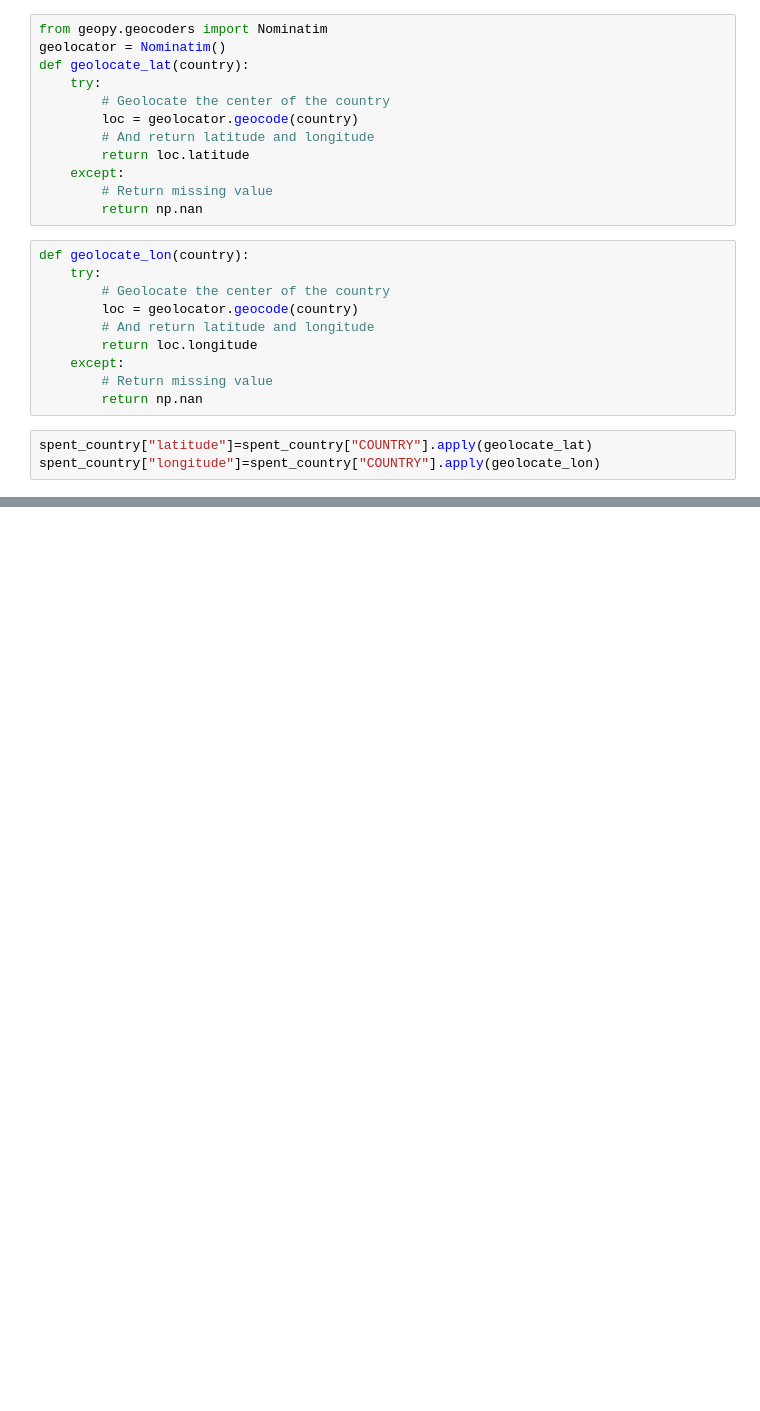
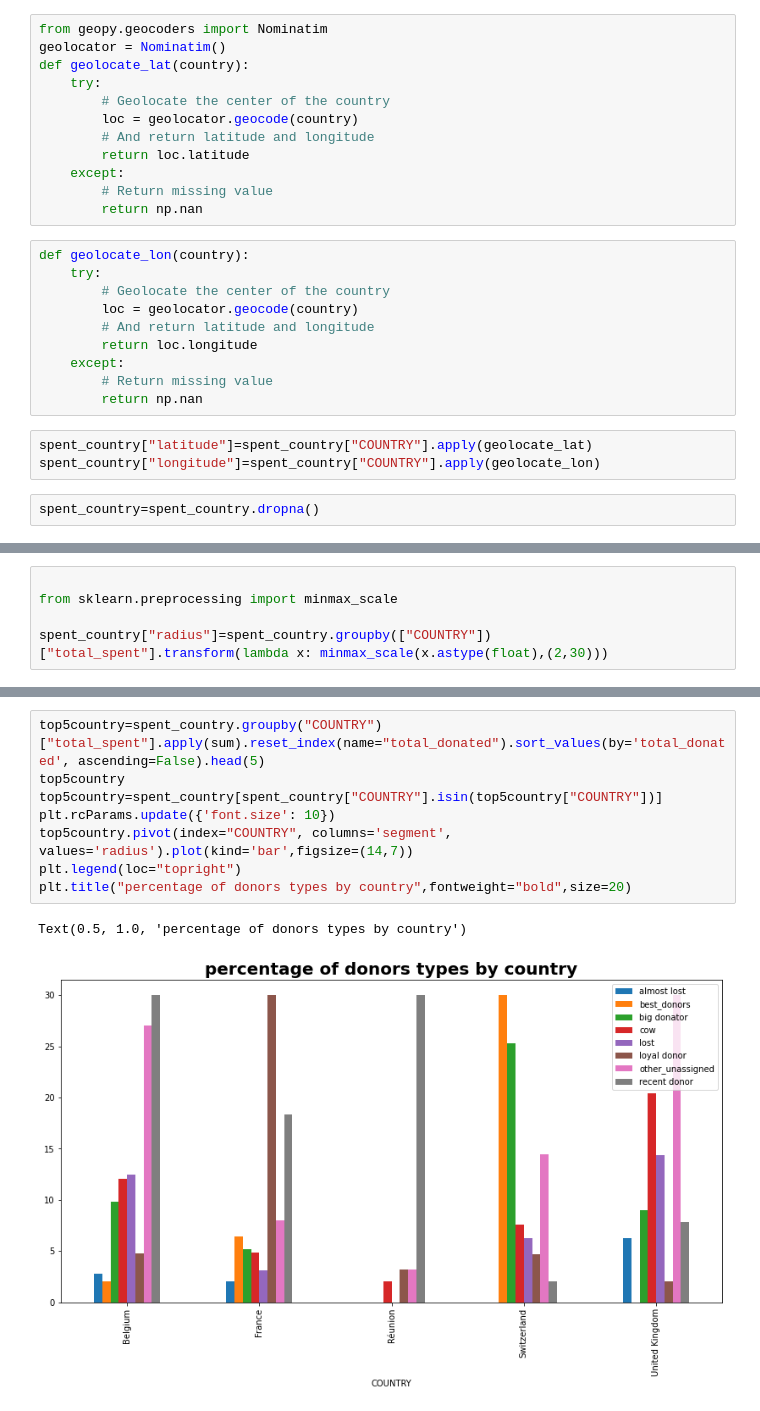
Before and after one commit to mnasini/ekimetrics-, a Jupyter notebook: ekimetrics.ipynb, the cells around one changed output, grey strips where cells are left out. Drawn from its saved outputs; the diff is of its cells as text; blank space fills up the shorter version.

```diff
--- a/ekimetrics.ipynb
+++ b/ekimetrics.ipynb
@@ -924,6 +925,8 @@ def geolocate_lon(country):
 # %%
 spent_country["latitude"]=spent_country["COUNTRY"].apply(geolocate_lat)
 spent_country["longitude"]=spent_country["COUNTRY"].apply(geolocate_lon)
+# %%
+spent_country=spent_country.dropna()
 # %%
 spent_country
 # %% [output]
@@ -942,0 +946,5 @@ spent_country
+# %%
+
+from sklearn.preprocessing import minmax_scale
+
+spent_country["radius"]=spent_country.groupby(["COUNTRY"])["total_spent"].transform(lambda x: minmax_scale(x.astype(float),(2,30)))
@@ -942,0 +1191,11 @@ spent_country
+# %%
+top5country=spent_country.groupby("COUNTRY")["total_spent"].apply(sum).reset_index(name="total_donated").sort_values(by='total_donated', ascending=False).head(5)
+top5country
+top5country=spent_country[spent_country["COUNTRY"].isin(top5country["COUNTRY"])]
+plt.rcParams.update({'font.size': 10})
+top5country.pivot(index="COUNTRY", columns='segment', values='radius').plot(kind='bar',figsize=(14,7))
+plt.legend(loc="topright")
+plt.title("percentage of donors types by country",fontweight="bold",size=20)
+# %% [output]
+Text(0.5, 1.0, 'percentage of donors types by country')
+[figure, added]
```
Also changed, not shown: parts of 35 cells of this notebook.
